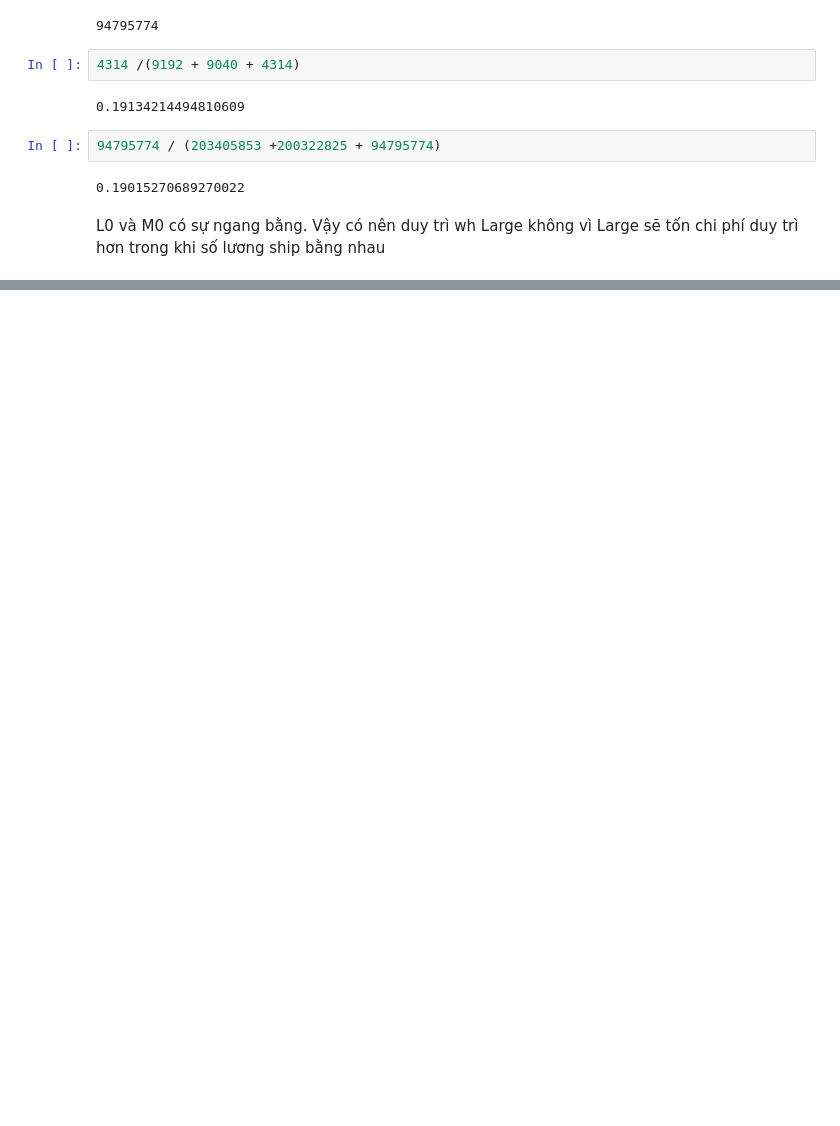
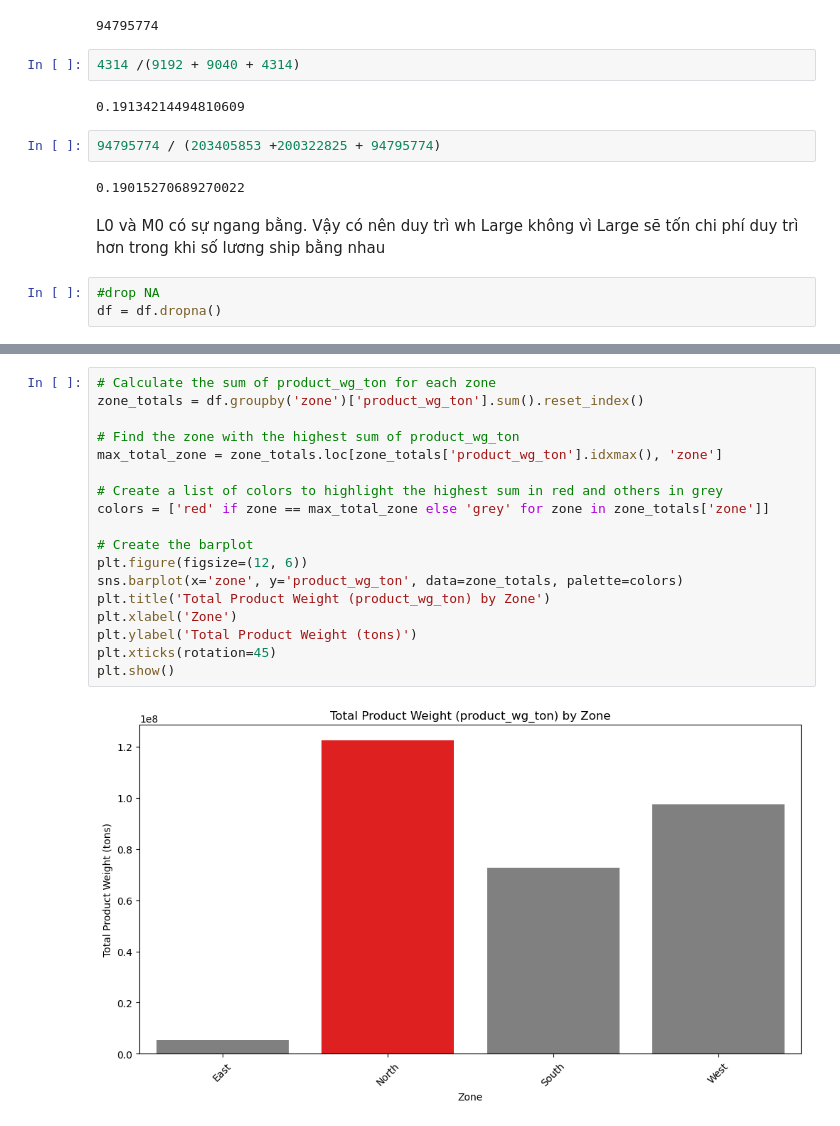
Before and after one commit to nguyenthientoan/Analyzing-the-demand-and-performance-in-FMCG-and-giving-insights-Python-, a Jupyter notebook: FMCG_analyzing_insights_performance.ipynb, the cells around one changed output, grey strips where cells are left out. Saved outputs shown, nothing was run; the diff lists cells and outputs as text; blank space fills up the shorter version.

```diff
--- a/FMCG_analyzing_insights_performance.ipynb
+++ b/FMCG_analyzing_insights_performance.ipynb
@@ -205,3 +182,6 @@ S0['product_wg_ton'].sum()
 0.19015270689270022
 # %% [markdown]
 L0 và M0 có sự ngang bằng. Vậy có nên duy trì wh Large không vì Large sẽ tốn chi phí duy trì hơn trong khi số lương ship bằng nhau
+# %%
+#drop NA
+df = df.dropna()
@@ -207,0 +265,20 @@ L0 và M0 có sự ngang bằng. Vậy có nên duy trì wh Large không vì Lar
+# %%
+# Calculate the sum of product_wg_ton for each zone
+zone_totals = df.groupby('zone')['product_wg_ton'].sum().reset_index()
+
+# Find the zone with the highest sum of product_wg_ton
+max_total_zone = zone_totals.loc[zone_totals['product_wg_ton'].idxmax(), 'zone']
+
+# Create a list of colors to highlight the highest sum in red and others in grey
+colors = ['red' if zone == max_total_zone else 'grey' for zone in zone_totals['zone']]
+
+# Create the barplot
+plt.figure(figsize=(12, 6))
+sns.barplot(x='zone', y='product_wg_ton', data=zone_totals, palette=colors)
+plt.title('Total Product Weight (product_wg_ton) by Zone')
+plt.xlabel('Zone')
+plt.ylabel('Total Product Weight (tons)')
+plt.xticks(rotation=45)
+plt.show()
+# %% [output]
+[figure, added]
```
Also changed, not shown: parts of 43 cells of this notebook.
